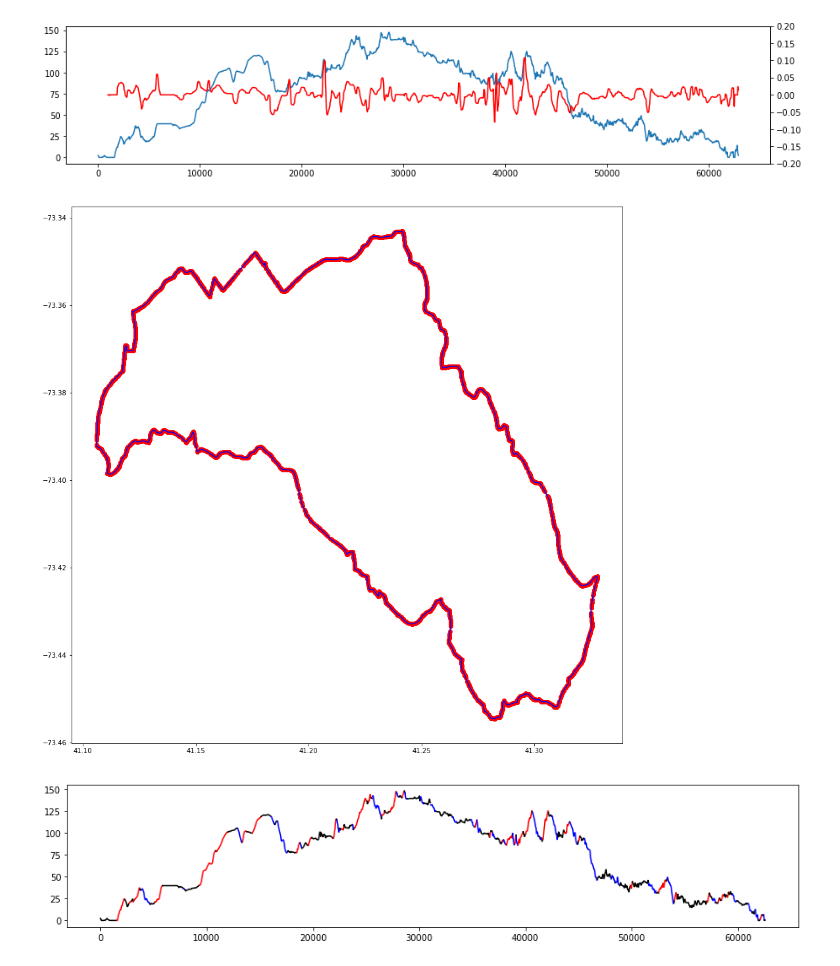
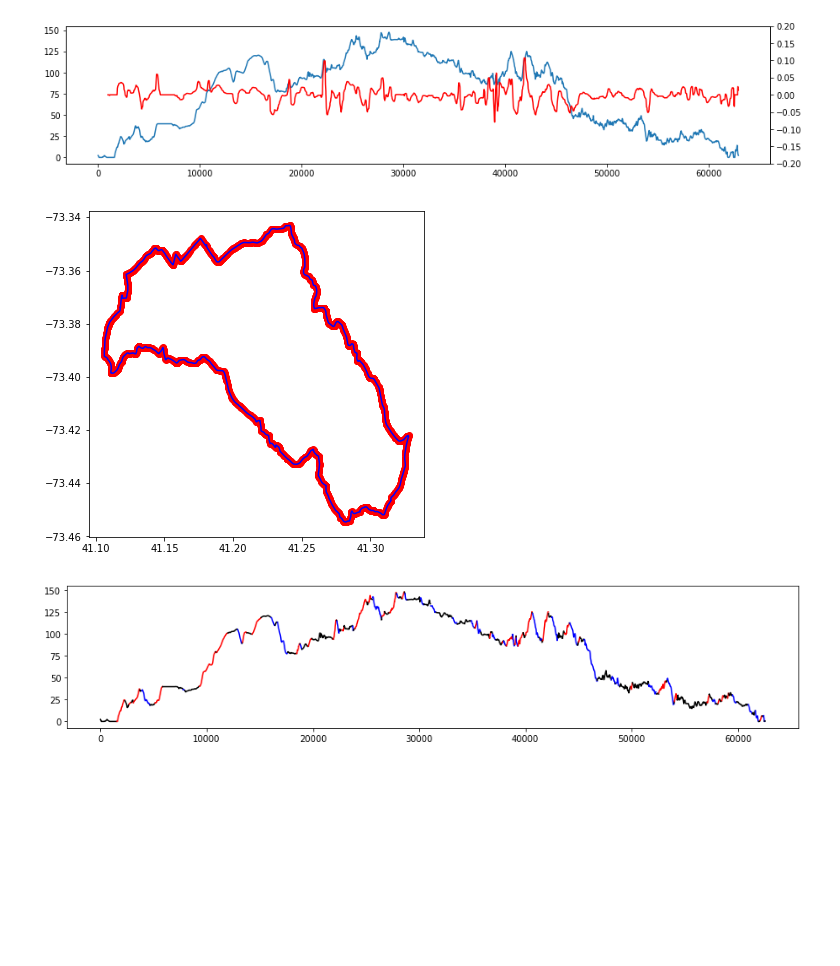
Before and after one commit to JuanManuelHuerta/GPX_stats, a Jupyter notebook: GPX_Analysis.ipynb, the cells around one changed output. Cells and saved outputs as stored; diff of their text form; code cells hidden in the pictures; blank space fills up the shorter version.

```diff
--- a/GPX_Analysis.ipynb
+++ b/GPX_Analysis.ipynb
@@ -166,25 +166,26 @@ plt.show()
 # %% [output]
 [figure]
 # %%
-
+import warnings
+warnings.filterwarnings('ignore')
 
 ## Part 4
 
 ## Provide a simple route plot (assuming lat-long are cartesian coordinates)
 
 my_trek_deduped=dedupe_consecutive(my_trek)
 pts = np.array([[x.lat, x.lon] for x in my_trek_deduped])
 
 tck, u = splprep(pts.T, u=None, s=0.0, per=1)
 u_new = np.linspace(u.min(), u.max(), 1000)
 x_new, y_new = splev(u_new, tck, der=0)
-plt.figure(figsize=(15, 15))
+plt.figure(figsize=(6, 6))
 
 plt.plot(pts[:,0], pts[:,1], 'ro')
 plt.plot(x_new, y_new, 'b')
 plt.show()
 # %% [output]
-[figure, old version]
+[figure, new version]
 # %%
 
 ## Part 5
```
Also changed, not shown: parts of 1 cell of this notebook.
